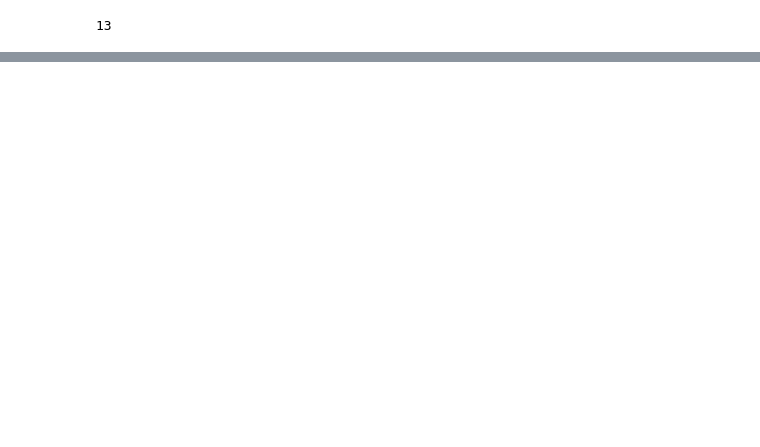
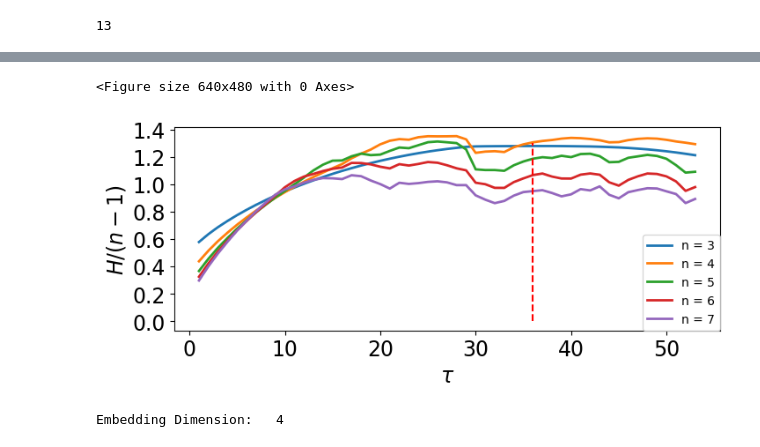
Before and after one commit to TeaspoonTDA/2023-SIAM-DS-TDA-Minitutorial, a Jupyter notebook: 2-1-Embedding.ipynb, the cells around one changed output, grey strips where cells are left out. Cells and saved outputs as stored; diff of their text form; code cells hidden in the pictures; blank space fills up the shorter version.

```diff
--- a/2-1-Embedding.ipynb
+++ b/2-1-Embedding.ipynb
@@ -416,0 +500,12 @@ PAMI_for_delay(ts[0], n=5, plotting=True)
+# %%
+from teaspoon.parameter_selection.MsPE import MsPE_n,  MsPE_tau
+import teaspoon.MakeData.DynSysLib.DynSysLib as DSL
+t, ts = DSL.DynamicSystems('driven_pendulum', 'periodic')
+
+tau = int(MsPE_tau(ts[0], plotting = False))
+n = MsPE_n(ts[0], tau, 3, 7, plotting = True)
+print('Embedding Dimension:   '+str(n))
+# %% [output]
+<Figure size 640x480 with 0 Axes>
+[figure, added]
+Embedding Dimension:   4
```
Also changed, not shown: parts of 21 cells of this notebook, 4 other files.
